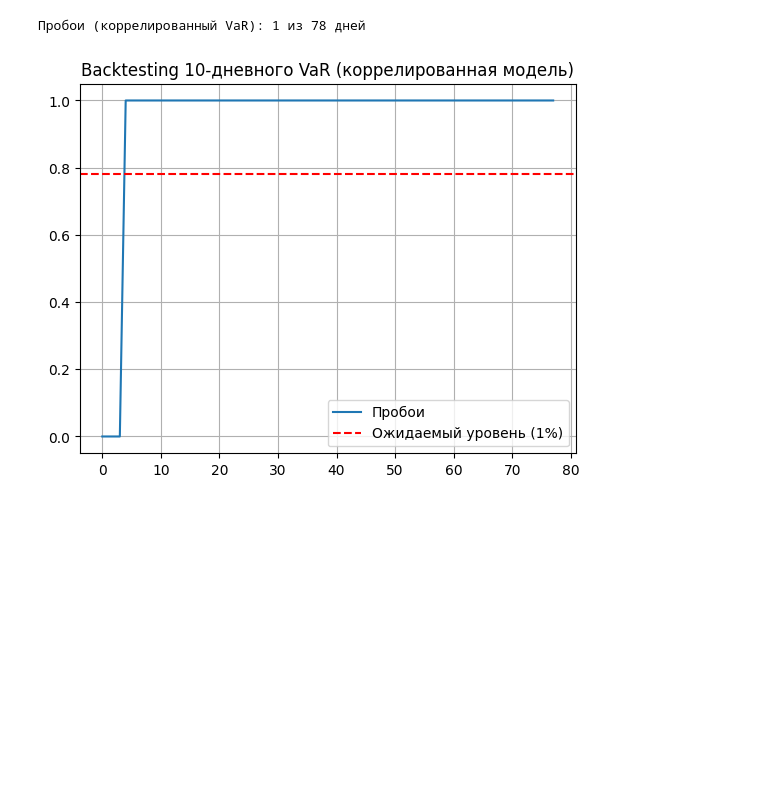
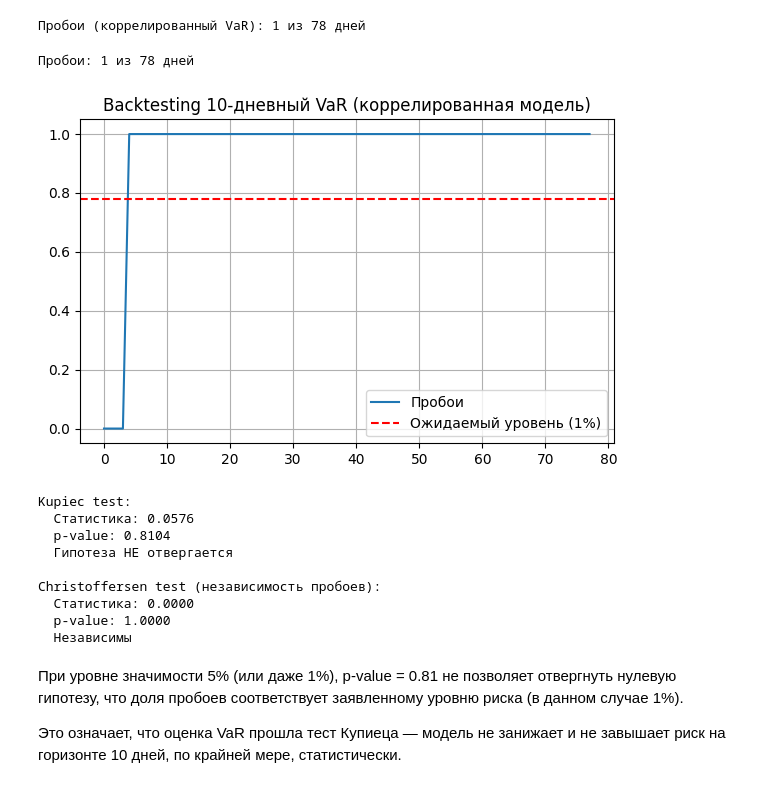
Before and after one commit to Astemlr/riskiskis, a Jupyter notebook: start.ipynb, the cells around one changed output. Drawn from its saved outputs; the diff is of its cells as text; code cells hidden in the pictures; blank space fills up the shorter version.

```diff
--- a/start.ipynb
+++ b/start.ipynb
@@ -149,14 +151,28 @@ breaks_corr = backtest_var_correlated(
 print(f"Пробои (коррелированный VaR): {sum(breaks_corr)} из {len(breaks_corr)} дней")
 # %% [output]
 Пробои (коррелированный VaR): 1 из 78 дней
-# %%
-import matplotlib.pyplot as plt
-
-plt.plot(np.cumsum(breaks_corr), label='Пробои')
-plt.axhline(y=len(breaks_corr) * 0.01, color='red', linestyle='--', label='Ожидаемый уровень (1%)')
-plt.title("Backtesting 10-дневного VaR (коррелированная модель)")
-plt.legend()
-plt.grid()
-plt.show()
-# %% [output]
-[figure, removed]
+# %%
+from backtesting_analysis import run_backtesting_analysis
+
+# после получения breaks_corr от backtest_var_correlated
+result = run_backtesting_analysis(
+    breaks=breaks_corr,
+    alpha=0.01,
+    label="10-дневный VaR (коррелированная модель)"
+)
+# %% [output]
+Пробои: 1 из 78 дней
+[figure, added]
+Kupiec test:
+  Статистика: 0.0576
+  p-value: 0.8104
+  Гипотеза НЕ отвергается
+
+Christoffersen test (независимость пробоев):
+  Статистика: 0.0000
+  p-value: 1.0000
+  Независимы
+# %% [markdown]
+При уровне значимости 5% (или даже 1%), p-value = 0.81 не позволяет отвергнуть нулевую гипотезу, что доля пробоев соответствует заявленному уровню риска (в данном случае 1%).
+
+Это означает, что оценка VaR прошла тест Купиеца — модель не занижает и не завышает риск на горизонте 10 дней, по крайней мере, статистически.
```
Also changed, not shown: parts of 2 cells of this notebook, 2 other files.
